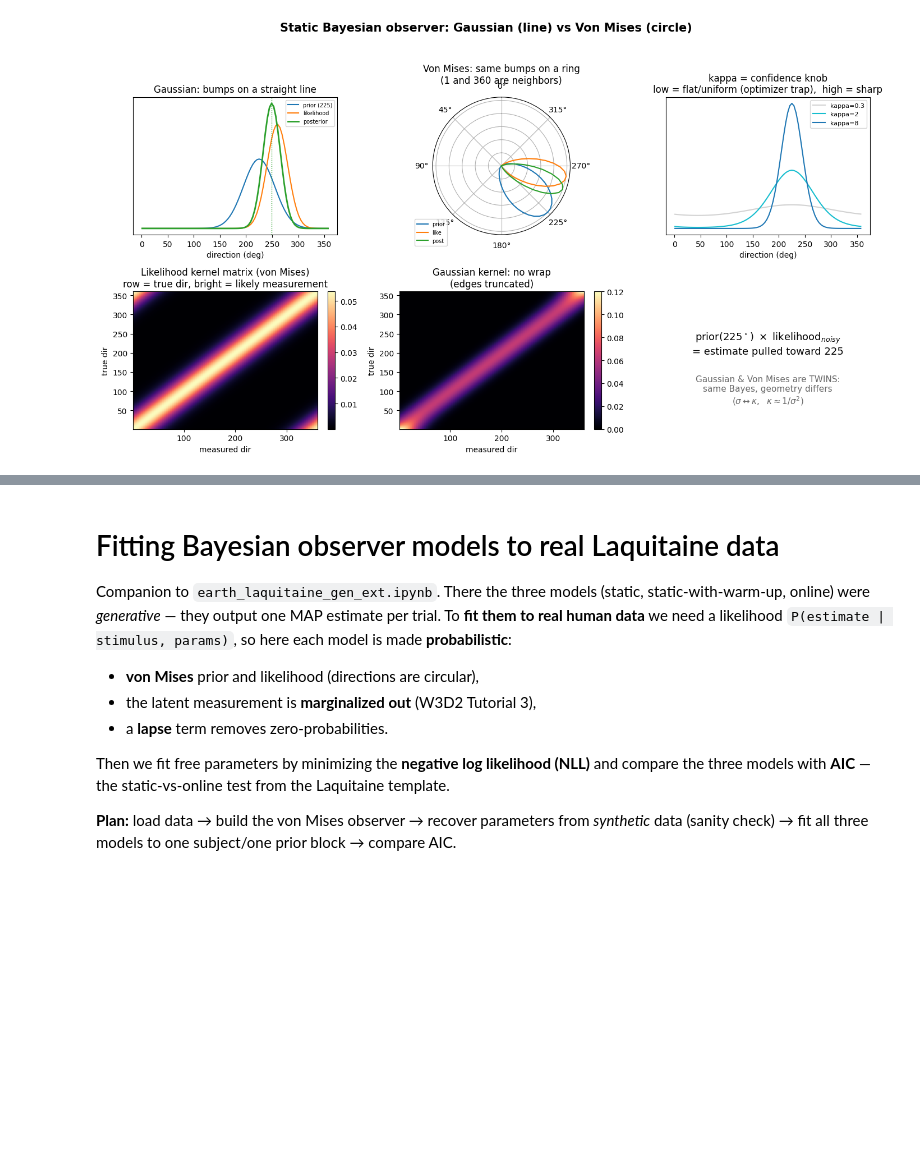
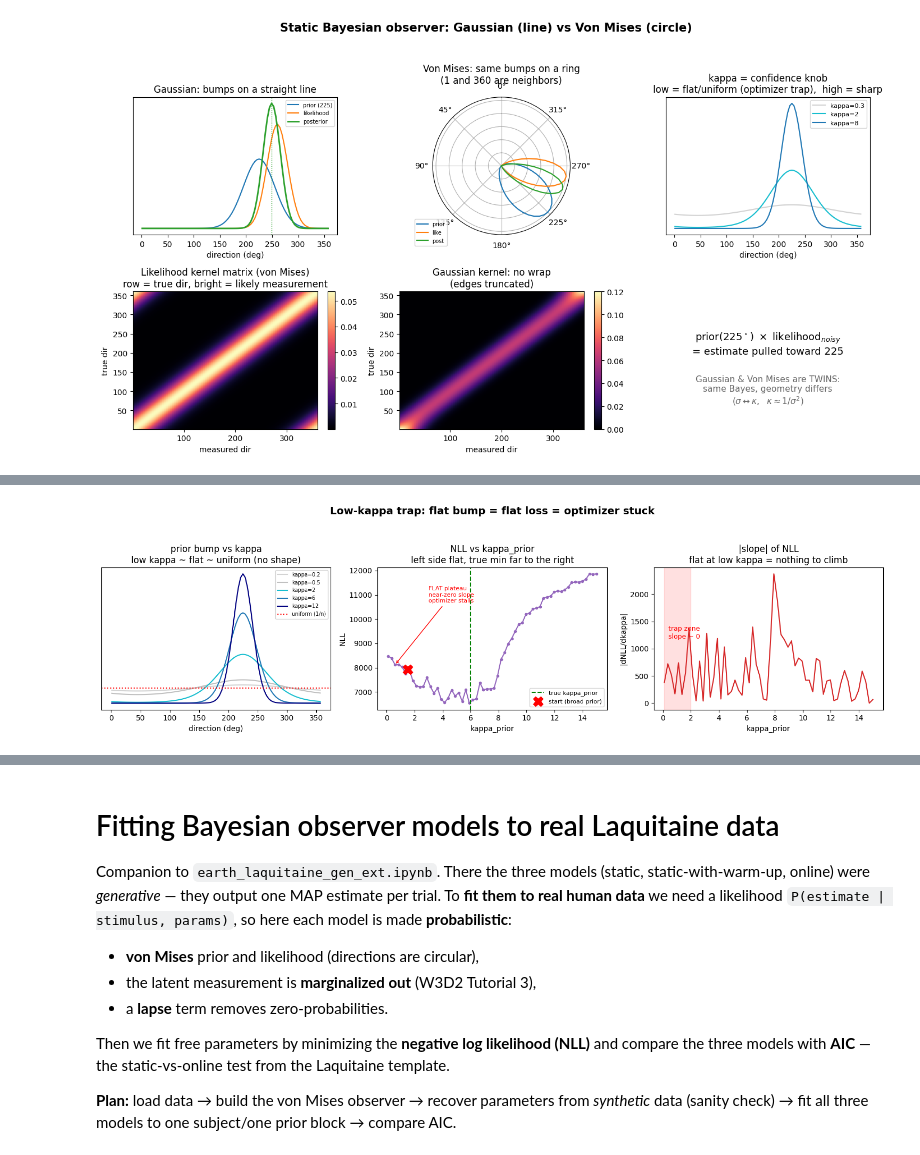
Before and after one commit to erdilix/nma-compneu2026, a Jupyter notebook: projects/behavior_and_theory/earth_laquitaine_circular_fit_ext.ipynb, the cells around one changed output, grey strips where cells are left out. Cells and saved outputs as stored; diff of their text form; code cells hidden in the pictures; blank space fills up the shorter version.

```diff
--- a/projects/behavior_and_theory/earth_laquitaine_circular_fit_ext.ipynb
+++ b/projects/behavior_and_theory/earth_laquitaine_circular_fit_ext.ipynb
@@ -99,0 +166,82 @@ plt.show()
+# %%
+
+import numpy as np
+import matplotlib.pyplot as plt
+
+# ---------- minimal static von Mises observer (same shape as notebook) ----------
+GRID = 4
+xg = np.arange(1, 361, GRID)
+n = len(xg)
+mu = 225
+
+def kernel(kappa):
+    d = np.deg2rad(xg[:, None] - xg[None, :])
+    K = np.exp(kappa * np.cos(d))
+    return K / K.sum(1, keepdims=True)
+
+def vm_row(mu_deg, kappa):
+    d = np.deg2rad(mu_deg - xg)
+    v = np.exp(kappa * np.cos(d))
+    return v / v.sum()
+
+def resp_dist(kappa_llh, kappa_prior, stim_idx, lap=0.05):
+    prior = vm_row(mu, kappa_prior)
+    L = kernel(kappa_llh)
+    R = (prior[None, :] * L).argmax(1)          # MAP response per measurement
+    resp = np.bincount(R, weights=L[stim_idx], minlength=n)
+    return (1 - lap) * resp / resp.sum() + lap / n
+
+# ---------- generate synthetic data from a KNOWN "true" model ----------
+rng = np.random.default_rng(0)
+K_LLH_TRUE, K_PRIOR_TRUE = 8.0, 6.0
+stims = rng.choice(n, size=2000)                # random stimuli on grid
+E = np.array([rng.choice(n, p=resp_dist(K_LLH_TRUE, K_PRIOR_TRUE, s)) for s in stims])
+
+def nll(kappa_llh, kappa_prior):
+    ll = 0.0
+    for s_i in np.unique(stims):
+        r = resp_dist(kappa_llh, kappa_prior, s_i)
+        ll += np.log(r[E[stims == s_i]] + 1e-12).sum()
+    return -ll
+
+# =====================================================================
+fig, ax = plt.subplots(1, 3, figsize=(15, 4.5))
+fig.suptitle("Low-kappa trap: flat bump = flat loss = optimizer stuck",
+             fontsize=14, fontweight="bold")
+
+# ---- (1) the bump vs kappa: low kappa is ~uniform ----
+for kappa, c in [(0.2, "lightgray"), (0.5, "silver"),
+                 (2, "tab:cyan"), (6, "tab:blue"), (12, "navy")]:
+    ax[0].plot(xg, vm_row(mu, kappa), color=c, label=f"kappa={kappa}")
+ax[0].axhline(1 / n, color="red", ls=":", label="uniform (1/n)")
+ax[0].set_title("prior bump vs kappa\nlow kappa ~ flat ~ uniform (no shape)")
+ax[0].set_xlabel("direction (deg)"); ax[0].set_yticks([]); ax[0].legend(fontsize=7)
+
+# ---- (2) NLL landscape over kappa_prior (slice at true kappa_llh) ----
+kp_scan = np.linspace(0.1, 15, 60)
+loss = np.array([nll(K_LLH_TRUE, kp) for kp in kp_scan])
+ax[1].plot(kp_scan, loss, "-o", ms=3, color="tab:purple")
+ax[1].axvline(K_PRIOR_TRUE, color="green", ls="--", label="true kappa_prior")
+# mark the trap: a typical broad start point
+kp_start = 1.5
+ax[1].plot(kp_start, nll(K_LLH_TRUE, kp_start), "rX", ms=13, label="start (broad prior)")
+ax[1].annotate("FLAT plateau\nnear-zero slope\noptimizer stalls",
+               xy=(0.6, nll(K_LLH_TRUE, 0.6)), xytext=(3, loss.max()*0.9),
+               fontsize=8, color="red",
+               arrowprops=dict(arrowstyle="->", color="red"))
+ax[1].set_title("NLL vs kappa_prior\nleft side flat, true min far to the right")
+ax[1].set_xlabel("kappa_prior"); ax[1].set_ylabel("NLL"); ax[1].legend(fontsize=8)
+
+# ---- (3) slope of NLL (why it stalls): |dNLL/dkappa| ----
+slope = np.abs(np.gradient(loss, kp_scan))
+ax[2].plot(kp_scan, slope, color="tab:red")
+ax[2].axvspan(0.1, 2, color="red", alpha=0.12)
+ax[2].text(0.4, slope.max()*0.5, "trap zone\nslope ~ 0", color="red", fontsize=9)
+ax[2].set_title("|slope| of NLL\nflat at low kappa = nothing to climb")
+ax[2].set_xlabel("kappa_prior"); ax[2].set_ylabel("|dNLL/dkappa|")
+
+plt.tight_layout(rect=[0, 0, 1, 0.93])
+plt.savefig("low_kappa_trap.png", dpi=150, bbox_inches="tight")
+plt.show()
+# %% [output]
+[figure, added]
```
Also changed, not shown: parts of 3 cells of this notebook.
